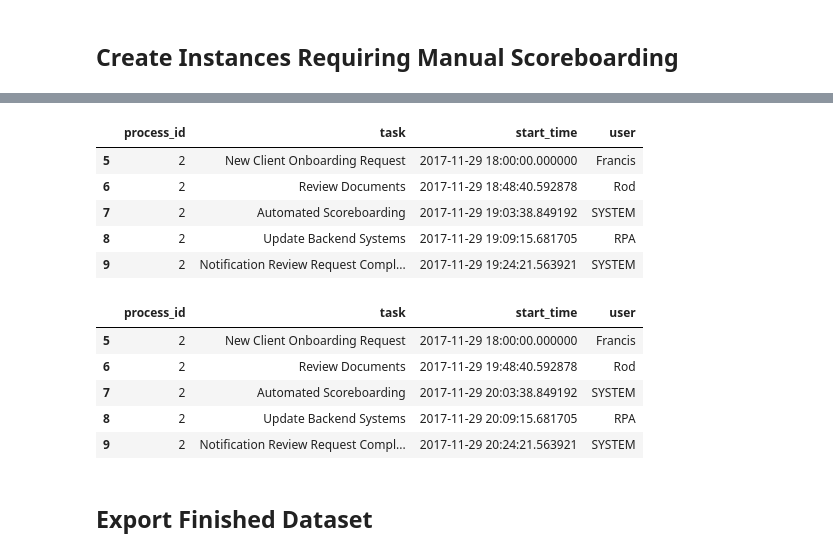
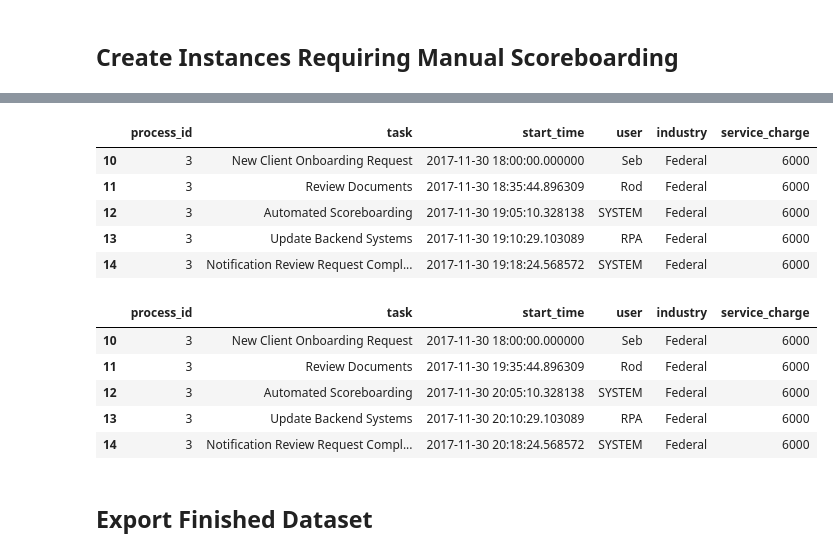
Before and after one commit to gerry-baird/pm-data-gen, a Jupyter notebook: data_gen.ipynb, the cells around one changed output, grey strips where cells are left out. Cells and saved outputs as stored; diff of their text form; code cells hidden in the pictures.

```diff
--- a/data_gen.ipynb
+++ b/data_gen.ipynb
@@ -229,0 +279,6 @@ def shiftActivityTime(df, target_attribute, target_value, target_task, timeShift
+# %%
+process_id_list = combined_df["process_id"].unique()
+
+for process_id in process_id_list:
+    industry = random.choice(['Federal','Finance','Healthcare','Insurance','Telecom'])
+    combined_df.loc[combined_df["process_id"].eq(process_id), "industry"] = industry
@@ -229,0 +308,29 @@ def shiftActivityTime(df, target_attribute, target_value, target_task, timeShift
+# %%
+combined_df["service_charge"] = 0
+# %%
+def getServiceChargeByIndustry(industry):
+    match industry:
+        case "Federal":
+            return random.choice([3000, 6000, 8000])
+        case "Finance":
+            return random.choice([10000, 12000, 20000])
+        case "Healthcare":
+            return random.choice([15000, 20000, 25000])
+        case "Insurance":
+            return 45000
+        case "Telecom":
+            return 49000
+        case _:
+            return 64000
+# %%
+last_process = -1
+service_charge = 0
+
+process_id_list = combined_df["process_id"].unique()
+
+for process_id in process_id_list:
+        # what industry is set for this process_id
+        process_instance_tasks = combined_df.loc[combined_df.process_id == process_id].copy()
+        industry = process_instance_tasks.iloc[0]['industry']
+        service_charge = getServiceChargeByIndustry(industry)
+        combined_df.loc[combined_df.process_id == process_id, 'service_charge'] = service_charge
@@ -231,25 +362,25 @@ def shiftActivityTime(df, target_attribute, target_value, target_task, timeShift
 # If user is Rod and activity is `Review Documents` shift the start_time by 1 hour
 updated_df = shiftActivityTime(combined_df, 'user','Rod', 'Review Documents', 1)
 # %%
-filter = (combined_df['process_id'] == 2)
+filter = (combined_df['process_id'] == 3)
 combined_df[filter]
 # %% [output]
-|  | process_id | task | start_time | user |
-| 5 | 2 | New Client Onboarding Request | 2017-11-29 18:00:00.000000 | Francis |
-| 6 | 2 | Review Documents | 2017-11-29 18:48:40.592878 | Rod |
-| 7 | 2 | Automated Scoreboarding | 2017-11-29 19:03:38.849192 | SYSTEM |
-| 8 | 2 | Update Backend Systems | 2017-11-29 19:09:15.681705 | RPA |
-| 9 | 2 | Notification Review Request Compl... | 2017-11-29 19:24:21.563921 | SYSTEM |
+|  | process_id | task | start_time | user | industry | service_charge |
+| 10 | 3 | New Client Onboarding Request | 2017-11-30 18:00:00.000000 | Seb | Federal | 6000 |
+| 11 | 3 | Review Documents | 2017-11-30 18:35:44.896309 | Rod | Federal | 6000 |
+| 12 | 3 | Automated Scoreboarding | 2017-11-30 19:05:10.328138 | SYSTEM | Federal | 6000 |
+| 13 | 3 | Update Backend Systems | 2017-11-30 19:10:29.103089 | RPA | Federal | 6000 |
+| 14 | 3 | Notification Review Request Compl... | 2017-11-30 19:18:24.568572 | SYSTEM | Federal | 6000 |
 # %%
-filter = (updated_df['process_id'] == 2)
+filter = (updated_df['process_id'] == 3)
 updated_df[filter]
 # %% [output]
-|  | process_id | task | start_time | user |
-| 5 | 2 | New Client Onboarding Request | 2017-11-29 18:00:00.000000 | Francis |
-| 6 | 2 | Review Documents | 2017-11-29 19:48:40.592878 | Rod |
-| 7 | 2 | Automated Scoreboarding | 2017-11-29 20:03:38.849192 | SYSTEM |
-| 8 | 2 | Update Backend Systems | 2017-11-29 20:09:15.681705 | RPA |
-| 9 | 2 | Notification Review Request Compl... | 2017-11-29 20:24:21.563921 | SYSTEM |
+|  | process_id | task | start_time | user | industry | service_charge |
+| 10 | 3 | New Client Onboarding Request | 2017-11-30 18:00:00.000000 | Seb | Federal | 6000 |
+| 11 | 3 | Review Documents | 2017-11-30 19:35:44.896309 | Rod | Federal | 6000 |
+| 12 | 3 | Automated Scoreboarding | 2017-11-30 20:05:10.328138 | SYSTEM | Federal | 6000 |
+| 13 | 3 | Update Backend Systems | 2017-11-30 20:10:29.103089 | RPA | Federal | 6000 |
+| 14 | 3 | Notification Review Request Compl... | 2017-11-30 20:18:24.568572 | SYSTEM | Federal | 6000 |
 # %% [markdown]
 ## Export Finished Dataset
 # %%
```
Also changed, not shown: parts of 28 cells of this notebook, 2 other files.
